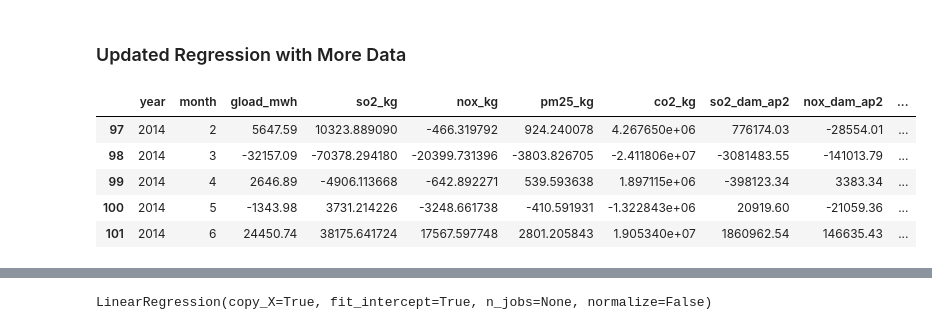
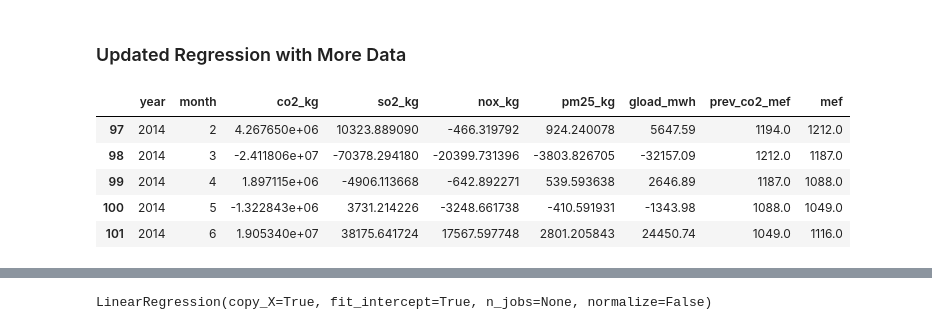
Before and after one commit to amy-wang/thesis2, a Jupyter notebook: reimplement_paper/mefs/uwo-thesis-data1.ipynb, the cells around one changed output, grey strips where cells are left out. Drawn from its saved outputs; the diff is of its cells as text; code cells hidden in the pictures.

```diff
--- a/reimplement_paper/mefs/uwo-thesis-data1.ipynb
+++ b/reimplement_paper/mefs/uwo-thesis-data1.ipynb
@@ -45,23 +45,24 @@ isorto_data1 = label_year_month(isorto_data1)
 # %%
 # Group by year and month
 data = isorto_data1.copy()
 data = data.groupby(['year', 'month']).sum()
 data = data.reset_index()
 
 # Get MEF from PJM then find the MEF from the last hour
 df = pd.merge(data, calc, how='left', on=['year', 'month'])
 df['prev_co2_mef'] = df.mef.shift(1)
 df = df.dropna()
 df = df.drop_duplicates(subset=['year', 'month'], keep='first')
+df = df[['year', 'month', 'co2_kg', 'so2_kg', 'nox_kg', 'pm25_kg', 'gload_mwh', 'prev_co2_mef', 'mef']]
 
 df.head()
 # %% [output]
-|  | year | month | gload_mwh | so2_kg | nox_kg | pm25_kg | co2_kg | so2_dam_ap2 | nox_dam_ap2 | ... |
-| 97 | 2014 | 2 | 5647.59 | 10323.889090 | -466.319792 | 924.240078 | 4.267650e+06 | 776174.03 | -28554.01 | ... |
-| 98 | 2014 | 3 | -32157.09 | -70378.294180 | -20399.731396 | -3803.826705 | -2.411806e+07 | -3081483.55 | -141013.79 | ... |
-| 99 | 2014 | 4 | 2646.89 | -4906.113668 | -642.892271 | 539.593638 | 1.897115e+06 | -398123.34 | 3383.34 | ... |
-| 100 | 2014 | 5 | -1343.98 | 3731.214226 | -3248.661738 | -410.591931 | -1.322843e+06 | 20919.60 | -21059.36 | ... |
-| 101 | 2014 | 6 | 24450.74 | 38175.641724 | 17567.597748 | 2801.205843 | 1.905340e+07 | 1860962.54 | 146635.43 | ... |
+|  | year | month | co2_kg | so2_kg | nox_kg | pm25_kg | gload_mwh | prev_co2_mef | mef |
+| 97 | 2014 | 2 | 4.267650e+06 | 10323.889090 | -466.319792 | 924.240078 | 5647.59 | 1194.0 | 1212.0 |
+| 98 | 2014 | 3 | -2.411806e+07 | -70378.294180 | -20399.731396 | -3803.826705 | -32157.09 | 1212.0 | 1187.0 |
+| 99 | 2014 | 4 | 1.897115e+06 | -4906.113668 | -642.892271 | 539.593638 | 2646.89 | 1187.0 | 1088.0 |
+| 100 | 2014 | 5 | -1.322843e+06 | 3731.214226 | -3248.661738 | -410.591931 | -1343.98 | 1088.0 | 1049.0 |
+| 101 | 2014 | 6 | 1.905340e+07 | 38175.641724 | 17567.597748 | 2801.205843 | 24450.74 | 1049.0 | 1116.0 |
 # %%
 # sin / cosine correction for month
 df['cos_month'] = np.cos((df.month)*(2*np.pi/12))
```
Also changed, not shown: parts of 7 cells of this notebook.
